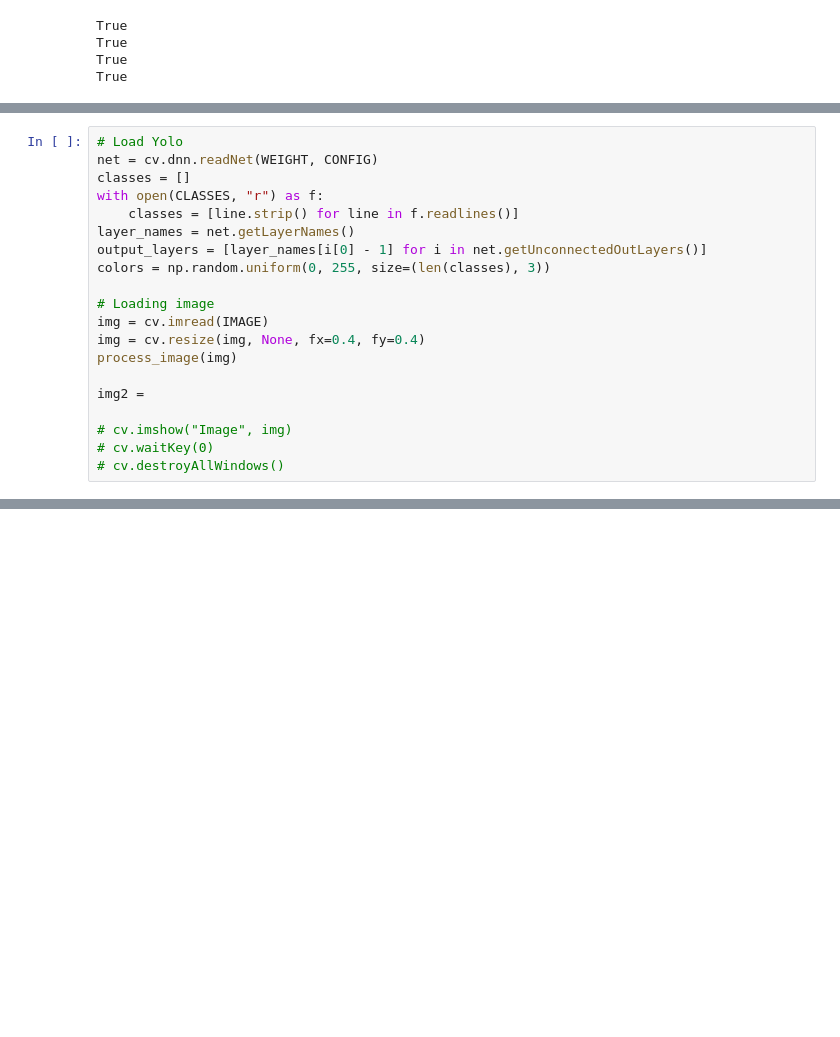
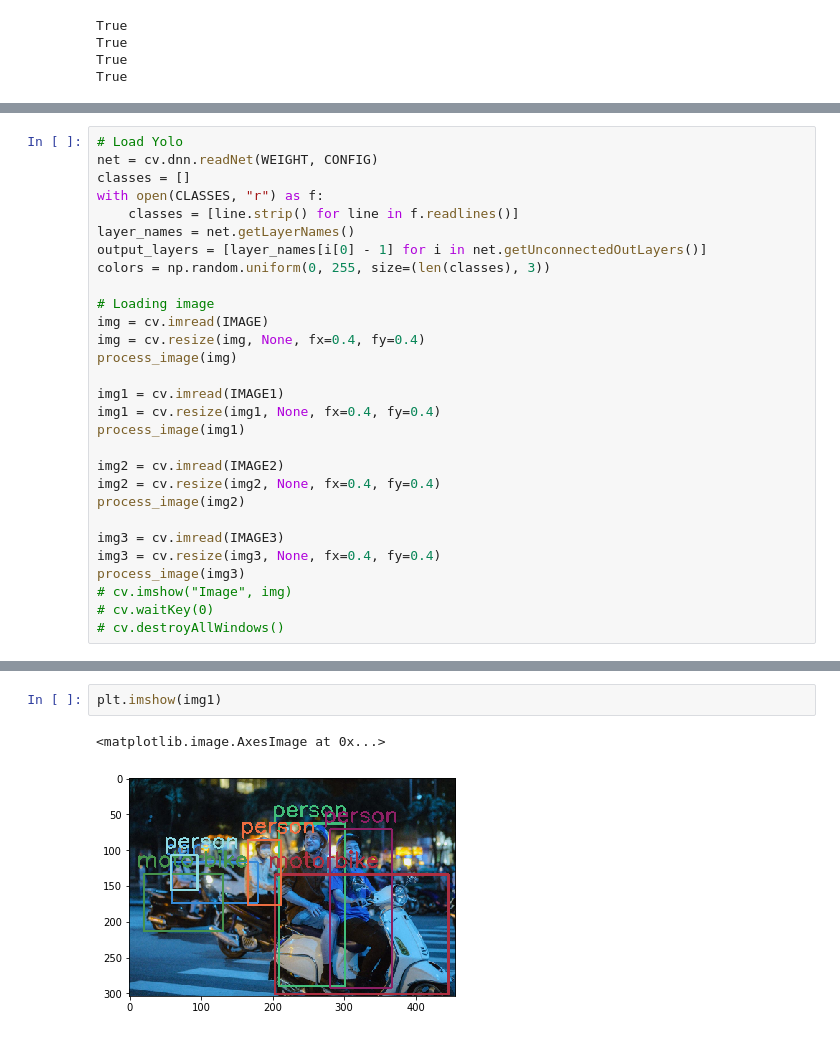
Before and after one commit to UPstartDeveloper/cv-contact-tracing, a Jupyter notebook: notebooks/image-object-detection.ipynb, the cells around one changed output, grey strips where cells are left out. Saved outputs shown, nothing was run; the diff lists cells and outputs as text; blank space fills up the shorter version.

```diff
--- a/notebooks/image-object-detection.ipynb
+++ b/notebooks/image-object-detection.ipynb
@@ -85,8 +87,17 @@ img = cv.imread(IMAGE)
 img = cv.resize(img, None, fx=0.4, fy=0.4)
 process_image(img)
 
-img2 =
+img1 = cv.imread(IMAGE1)
+img1 = cv.resize(img1, None, fx=0.4, fy=0.4)
+process_image(img1)
 
+img2 = cv.imread(IMAGE2)
+img2 = cv.resize(img2, None, fx=0.4, fy=0.4)
+process_image(img2)
+
+img3 = cv.imread(IMAGE3)
+img3 = cv.resize(img3, None, fx=0.4, fy=0.4)
+process_image(img3)
 # cv.imshow("Image", img)
 # cv.waitKey(0)
 # cv.destroyAllWindows()
@@ -119,0 +129,5 @@ plt.imshow(img)
+# %%
+plt.imshow(img1)
+# %% [output]
+<matplotlib.image.AxesImage at 0x...>
+[figure, added]
```
Also changed, not shown: parts of 6 cells of this notebook, 2 other files.
